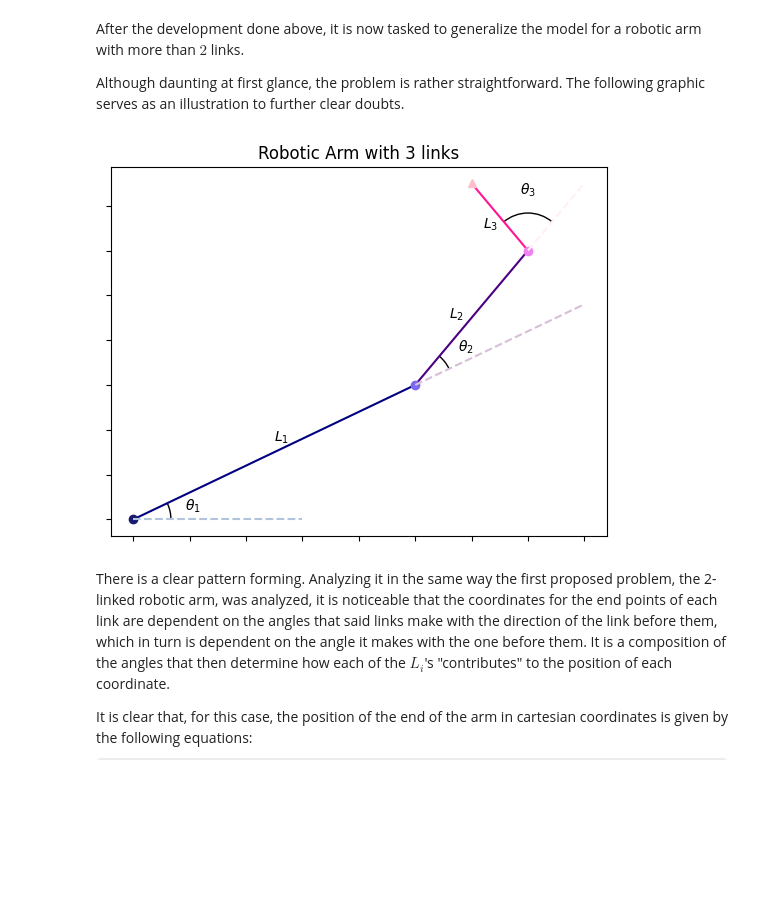
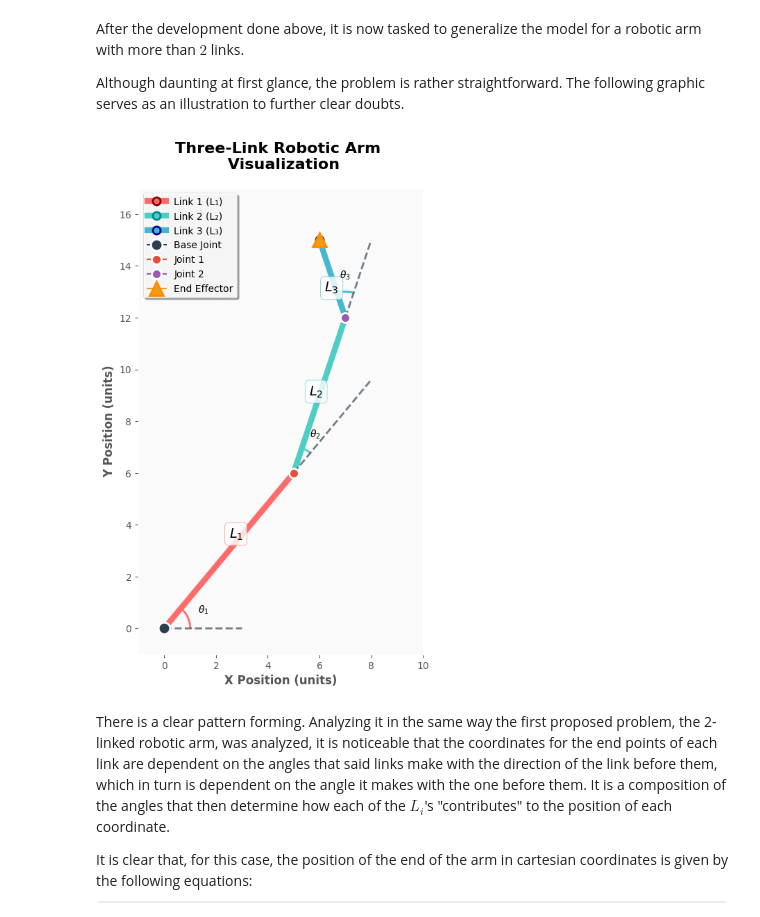
Before and after one commit to unalmedmathnum/numericalAnalysis_2025, a Jupyter notebook: src/root-finding/parte-01/part-1-solution.ipynb, the cells around one changed output. Drawn from its saved outputs; the diff is of its cells as text; code cells hidden in the pictures; some formulas as TeX source; blank space fills up the shorter version.

Commit message:
chore: added a more appealing style to three-link robotic arm

```diff
--- a/src/root-finding/parte-01/part-1-solution.ipynb
+++ b/src/root-finding/parte-01/part-1-solution.ipynb
@@ -70,6 +70,8 @@ https://matplotlib.org/stable/gallery/text_labels_and_annotations/angle_annotati
 '''
 from matplotlib.patches import Arc
 from matplotlib.transforms import Bbox, IdentityTransform, TransformedBbox
+import matplotlib.pyplot as plt
+plt.style.use("ggplot")
 
 
 class AngleAnnotation(Arc):
@@ -209,58 +211,103 @@ class AngleAnnotation(Arc):
 
             def R(a, r, w, h):
                 aa = (a % (np.pi/4))*((a % (np.pi/2)) <= np.pi/4) + \
                      (np.pi/4 - (a % (np.pi/4)))*((a % (np.pi/2)) >= np.pi/4)
                 return R90(aa, r, *[w, h][::int(np.sign(np.cos(2*a)))])
 
             bbox = self.text.get_window_extent()
             X = R(angle, r, bbox.width, bbox.height)
             trans = self.ax.figure.dpi_scale_trans.inverted()
             offs = trans.transform(((X-s/2), 0))[0] * 72
             self.text.set_position([offs*np.cos(angle), offs*np.sin(angle)])
 
 '''
 Now, the graphic may be constructed.
 '''
-# Create the figure
-fig, ax = plt.subplots()
+# Create the figure with enhanced styling
+fig, ax = plt.subplots(figsize=(5, 10))
 fig.canvas.draw()
-ax.set_title("Robotic Arm with 3 links")
-ax.set_yticklabels([])
-ax.set_xticklabels([])
 
-# Annotate points and lines
+# Set enhanced title and labels
+ax.set_title("Three-Link Robotic Arm \n Visualization",
+             fontsize=16, fontweight='bold', pad=20)
+ax.set_xlabel("X Position (units)", fontsize=12, fontweight='bold')
+ax.set_ylabel("Y Position (units)", fontsize=12, fontweight='bold')
+
+# Add grid for better readability
+ax.grid(True, alpha=0.3, linestyle='-', linewidth=0.5)
+ax.set_axisbelow(True)
+
+# Define coordinates and link segments
 center0 = (0,0)
 center1 = (5, 6)
 center2 = (7,12)
 p1 = [(0, 0), (5, 6)]
 p2 = [(5,6), (7, 12)]
 p3 = [(7,12), (6, 15)]
 
-ax.text(2.5, 3.5, r"$L_{1}$")
-ax.text(5.6, 9, r"$L_{2}$")
-ax.text(6.2, 13, r"$L_{3}$")
-line1, = ax.plot(*zip(*p1), color = "navy")
-line2, = ax.plot(*zip(*p2), color = "indigo")
-line3, = ax.plot(*zip(*p3), color = "deeppink")
-point0, = ax.plot(*center0, marker="o", color = "midnightblue")
-point1, = ax.plot(*center1, marker="o", color = "mediumslateblue")
-point2, = ax.plot(*center2, marker="o", color = "violet")
-end = ax.plot(6, 15, marker="^", color = "pink")
+# Enhanced link styling with more vivid colors and increased linewidth
+line1, = ax.plot(*zip(*p1), color="#FF6B6B", linewidth=6, label="Link 1 (L₁)",
+                 marker='o', markersize=8, markeredgecolor='darkred', markeredgewidth=2)
+line2, = ax.plot(*zip(*p2), color="#4ECDC4", linewidth=6, label="Link 2 (L₂)",
+                 marker='o', markersize=8, markeredgecolor='darkcyan', markeredgewidth=2)
+line3, = ax.plot(*zip(*p3), color="#45B7D1", linewidth=6, label="Link 3 (L₃)",
+                 marker='o', markersize=8, markeredgecolor='darkblue', markeredgewidth=2)
 
-# Create dotted lines for the angles
+# Enhanced joint markers with better visibility
+point0, = ax.plot(*center0, marker="o", markersize=12, color="#2C3E50",
+                  markeredgecolor='white', markeredgewidth=2, label="Base Joint", zorder=5)
+point1, = ax.plot(*center1, marker="o", markersize=10, color="#E74C3C",
+                  markeredgecolor='white', markeredgewidth=2, label="Joint 1", zorder=5)
+point2, = ax.plot(*center2, marker="o", markersize=10, color="#9B59B6",
+                  markeredgecolor='white', markeredgewidth=2, label="Joint 2", zorder=5)
+
+# Enhanced end effector
+end_effector = ax.plot(6, 15, marker="^", markersize=15, color="#F39C12",
+                      markeredgecolor='darkorange', markeredgewidth=2,
+                      label="End Effector", zorder=5)
+
+# Enhanced link length annotations with better styling
+ax.text(2.5, 3.5, r"$L_{1}$", fontsize=14, fontweight='bold',
+        bbox=dict(boxstyle="round,pad=0.3", facecolor='white', edgecolor='#FF6B6B', alpha=0.8))
+ax.text(5.6, 9, r"$L_{2}$", fontsize=14, fontweight='bold',
+        bbox=dict(boxstyle="round,pad=0.3", facecolor='white', edgecolor='#4ECDC4', alpha=0.8))
+ax.text(6.2, 13, r"$L_{3}$", fontsize=14, fontweight='bold',
+        bbox=dict(boxstyle="round,pad=0.3", facecolor='white', edgecolor='#45B7D1', alpha=0.8))
+
+# Create reference lines for angles with enhanced styling
 p0_a = [(0,0), (3,0)]
 p1_a = [(5,6), (8,9.6)]
 p2_a = [(7,12), (8,15)]
-aux_line_0 = ax.plot(*zip(*p0_a), linestyle="--", color = "lightsteelblue")
-aux_line_1 = ax.plot(*zip(*p1_a), linestyle="--", color = "thistle")
-aux_line_2 = ax.plot(*zip(*p2_a), linestyle="--", color = "lavenderblush")
+aux_line_0 = ax.plot(*zip(*p0_a), linestyle="--", color="#34495E", alpha=0.7, linewidth=2)
+aux_line_1 = ax.plot(*zip(*p1_a), linestyle="--", color="#34495E", alpha=0.7, linewidth=2)
+aux_line_2 = ax.plot(*zip(*p2_a), linestyle="--", color="#34495E", alpha=0.7, linewidth=2)
 
-# Finally, create angles
-am1 = AngleAnnotation(center0, p0_a[0], p1[1], ax=ax, size=75, text=r"$\theta_{1}$", textposition="outside")
-am2 = AngleAnnotation(center1, p1_a[1], p2[1], ax=ax, size=75, text=r"$\theta_{2}$", textposition="outside")
-am3 = AngleAnnotation(center2, p2_a[1], p3[1], ax=ax, size=75, text=r"$\theta_{3}$", textposition="outside")
+# Enhanced angle annotations
+am1 = AngleAnnotation(center0, p0_a[0], p1[1], ax=ax, size=75, text=r"$\theta_{1}$",
+                     textposition="outside", color="#FF6B6B", linewidth=2)
+am2 = AngleAnnotation(center1, p1_a[1], p2[1], ax=ax, size=75, text=r"$\theta_{2}$",
+                     textposition="outside", color="#4ECDC4", linewidth=2)
+am3 = AngleAnnotation(center2, p2_a[1], p3[1], ax=ax, size=75, text=r"$\theta_{3}$",
+                     textposition="outside", color="#45B7D1", linewidth=2)
+
+# Enhanced legend
+ax.legend(loc='upper left', fontsize=10, frameon=True, fancybox=True,
+          shadow=True, framealpha=0.9, facecolor='white')
+
+# Set axis limits for better visualization
+ax.set_xlim(-1, 10)
+ax.set_ylim(-1, 17)
+
+# Equal aspect ratio for proper geometric representation
+ax.set_aspect('equal', adjustable='box')
+
+# Add subtle background color
+ax.set_facecolor('#FAFAFA')
+
+plt.tight_layout()
+plt.show()
 # %% [output]
-[figure, old version]
+[figure, new version]
 # %% [markdown]
 There is a clear pattern forming. Analyzing it in the same way the first proposed problem, the 2-linked robotic arm, was analyzed, it is noticeable that the coordinates for the end points of each link are dependent on the angles that said links make with the direction of the link before them, which in turn is dependent on the angle it makes with the one before them. It is a composition of the angles that then determine how each of the $L_{i}$'s "contributes" to the position of each coordinate.
 
```
